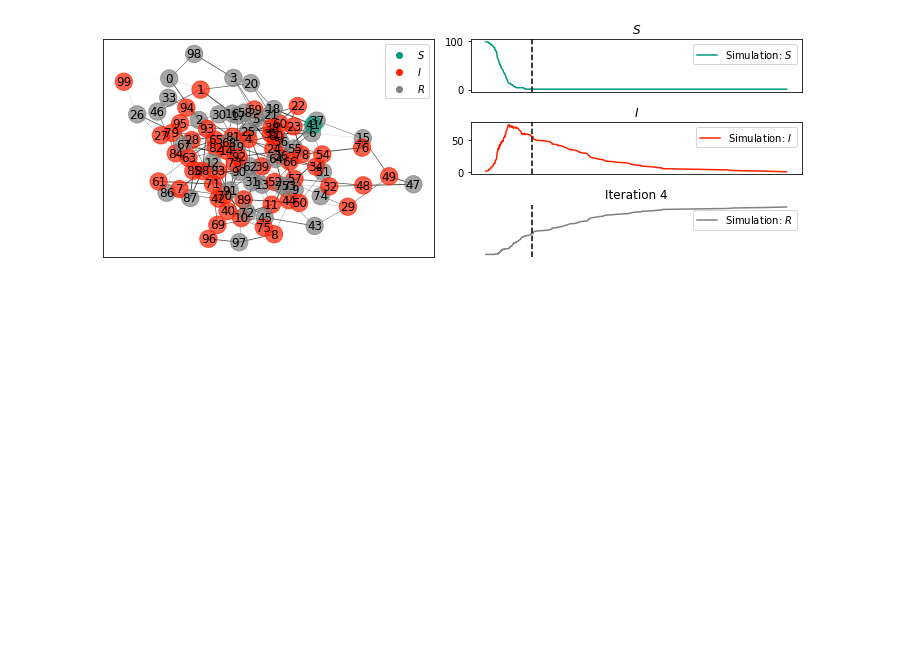
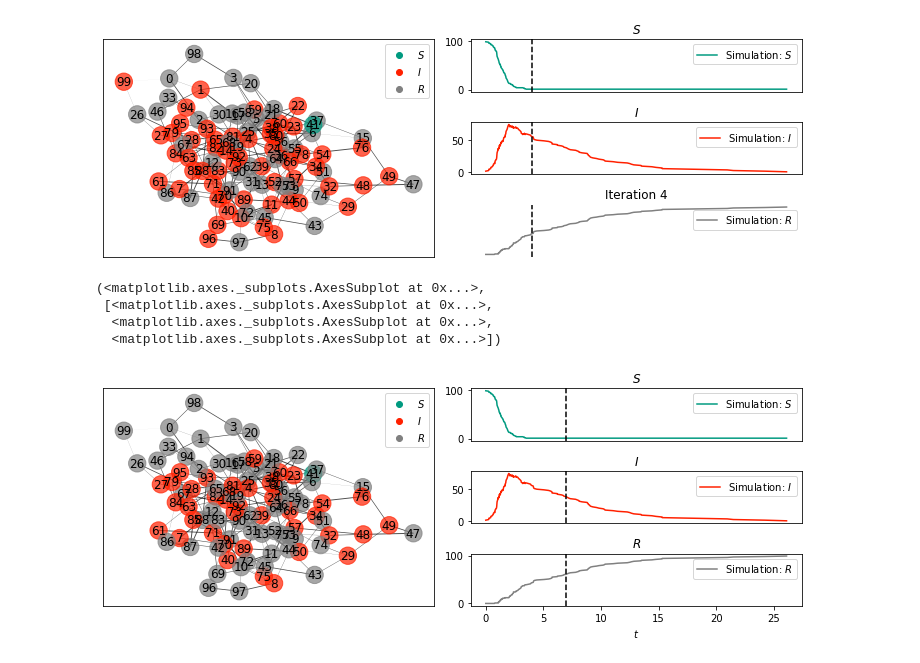
Before and after one commit to karnavr/NetworkModel, a Jupyter notebook: SIR_SmallWorldNetwork.ipynb, the cells around one changed output. Saved outputs shown, nothing was run; the diff lists cells and outputs as text; code cells hidden in the pictures; blank space fills up the shorter version.

```diff
--- a/SIR_SmallWorldNetwork.ipynb
+++ b/SIR_SmallWorldNetwork.ipynb
@@ -86,3 +89,11 @@ done with simulation, now plotting
 [figure]
 [figure]
 [figure]
+# %%
+sim.display(time = 7,  **nx_kwargs)
+# %% [output]
+(<matplotlib.axes._subplots.AxesSubplot at 0x...>,
+ [<matplotlib.axes._subplots.AxesSubplot at 0x...>,
+  <matplotlib.axes._subplots.AxesSubplot at 0x...>,
+  <matplotlib.axes._subplots.AxesSubplot at 0x...>])
+[figure, added]
```
Also changed, not shown: parts of 3 cells of this notebook.
